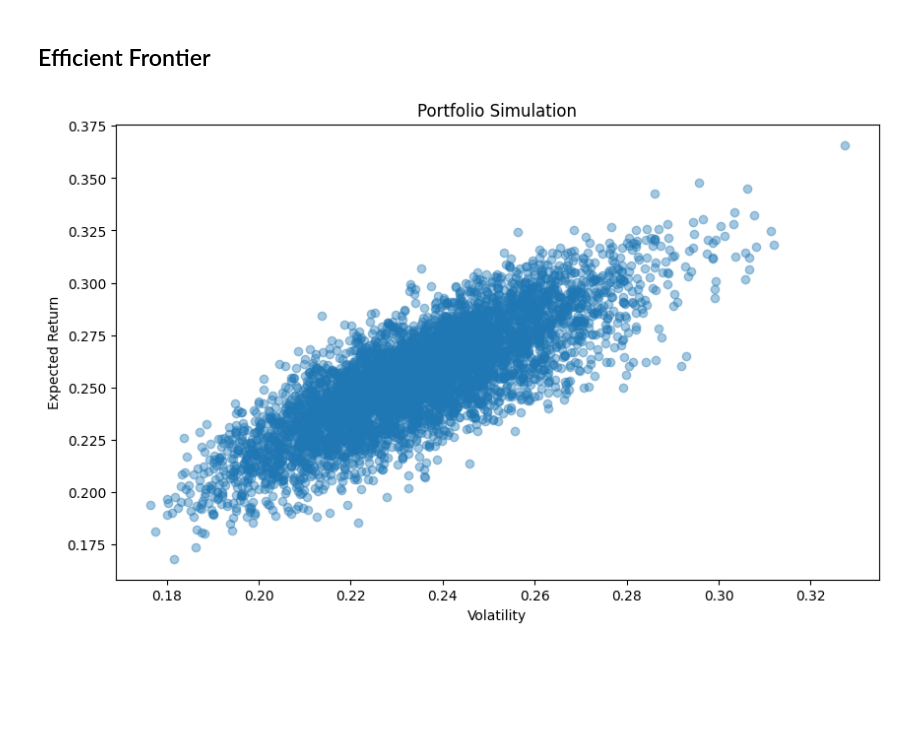
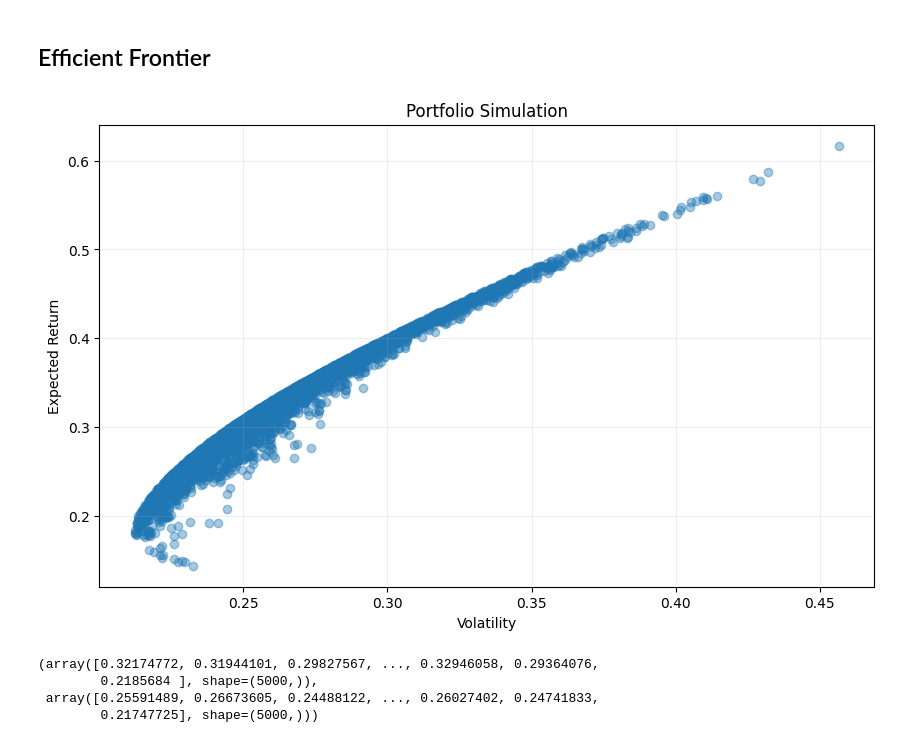
Before and after one commit to noelpdlt/quant-research-system, a Jupyter notebook: notebooks/w10_portfoliodiversification.ipynb, the cells around one changed output. Cells and saved outputs as stored; diff of their text form; code cells hidden in the pictures; blank space fills up the shorter version.

Commit message:
Created efficient frontier function

```diff
--- a/notebooks/w10_portfoliodiversification.ipynb
+++ b/notebooks/w10_portfoliodiversification.ipynb
@@ -357,45 +357,14 @@ results_table(test_A)
 # %% [markdown]
 ## Efficient Frontier
 # %%
-assets = ['AAPL', 'MSFT', 'NVDA', 'IBM']
-
-weights = np.random.random(len(assets))
-weights = weights / np.sum(weights)
-
-annual_returns = returns_df.mean() * 252
-annual_returns = returns_df.mean() * 252
-cov_matrix = returns_df.cov() * 252
+assets_A = ['AAPL', 'MSFT', 'NVDA', 'IBM']
+assets_B = ['AAPL', 'NVDA', 'GLD', 'JNJ']
+assets_C = ['SPY', 'QQQ', 'GLD']
 # %%
-num_portfolios = 5000
-
-portfolio_returns = []
-portfolio_risks = []
-
-for _ in range(num_portfolios):
-    weights = np.random.random(len(returns_df.columns))
-    weights /= weights.sum()
-
-    port_return = np.sum(weights * annual_returns)
-
-    port_risk = np.sqrt(
-        weights.T @ cov_matrix @ weights
-    )
-
-    portfolio_returns.append(port_return)
-    portfolio_risks.append(port_risk)
-
-plt.figure(figsize=(10, 6))
-
-plt.scatter(
-    portfolio_risks,
-    portfolio_returns,
-    alpha=0.4
-)
-
-plt.xlabel("Volatility")
-plt.ylabel("Expected Return")
-plt.title("Portfolio Simulation")
-
-plt.show()
+efficient_frontier(assets = assets_A, returns_df = returns_df)
 # %% [output]
-[figure, old version]
+[figure, new version]
+(array([0.32174772, 0.31944101, 0.29827567, ..., 0.32946058, 0.29364076,
+        0.2185684 ], shape=(5000,)),
+ array([0.25591489, 0.26673605, 0.24488122, ..., 0.26027402, 0.24741833,
+        0.21747725], shape=(5000,)))
```
Also changed, not shown: parts of 5 cells of this notebook, 3 other files.
